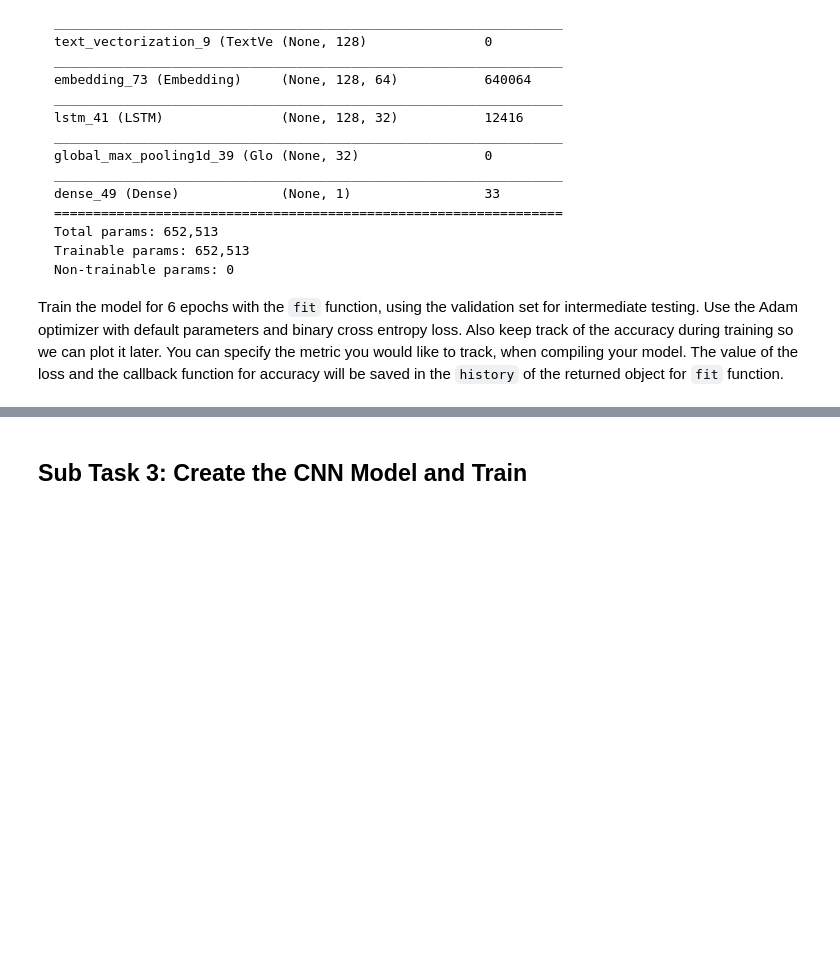
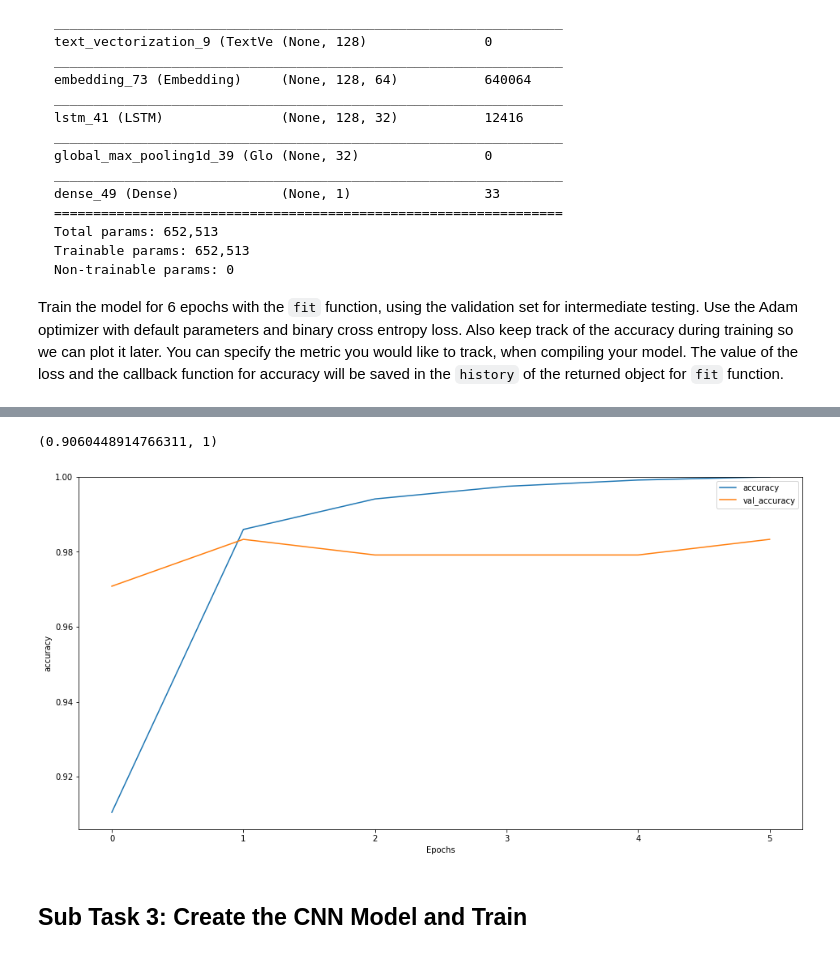
Before and after one commit to gitdxj/RNN-CNN-and-keyphrase-extraction, a Jupyter notebook: ITA_assignment4.ipynb, the cells around one changed output, grey strips where cells are left out. Drawn from its saved outputs; the diff is of its cells as text; code cells hidden in the pictures; blank space fills up the shorter version.

```diff
--- a/ITA_assignment4.ipynb
+++ b/ITA_assignment4.ipynb
@@ -160,4 +223,9 @@ r = lstm_model.fit ### your code ###
 # %%
-# Plot loss per iteration
-
+# Plot accuracy per iteration
+plt.figure(figsize=(16,8))
+plot_graphs(r, 'accuracy')
+plt.ylim(None,1)
 ### your code ###
+# %% [output]
+(0.9060448914766311, 1)
+[figure, added]
```
Also changed, not shown: parts of 21 cells of this notebook.
